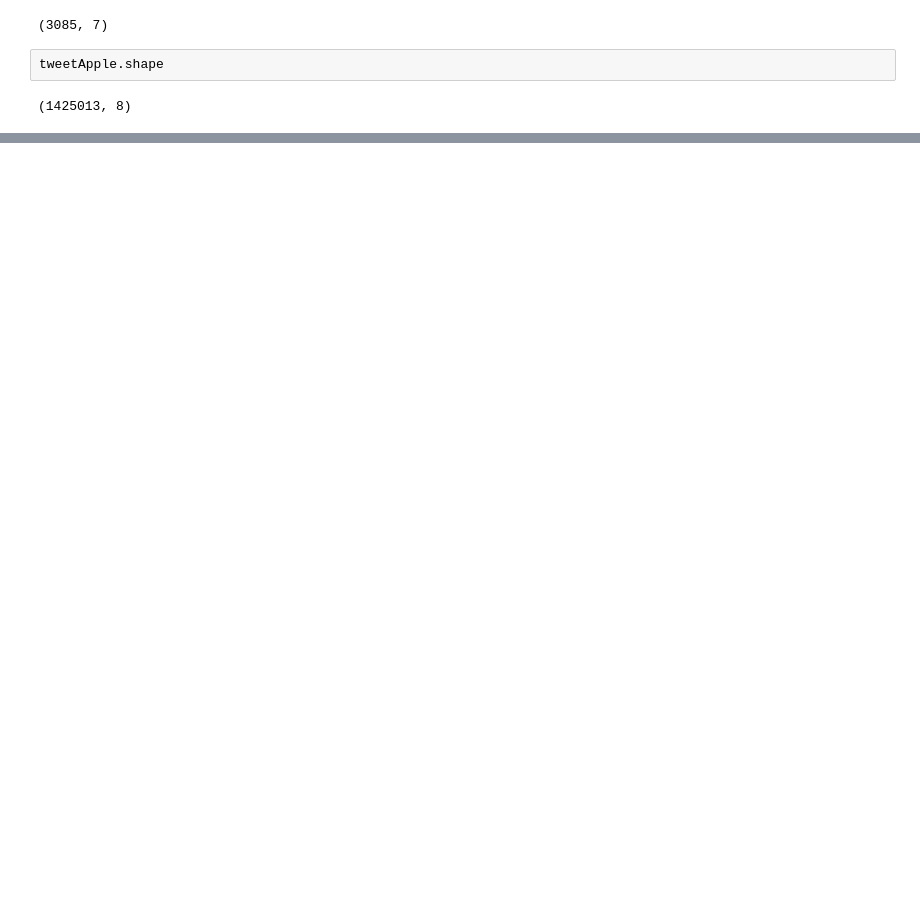
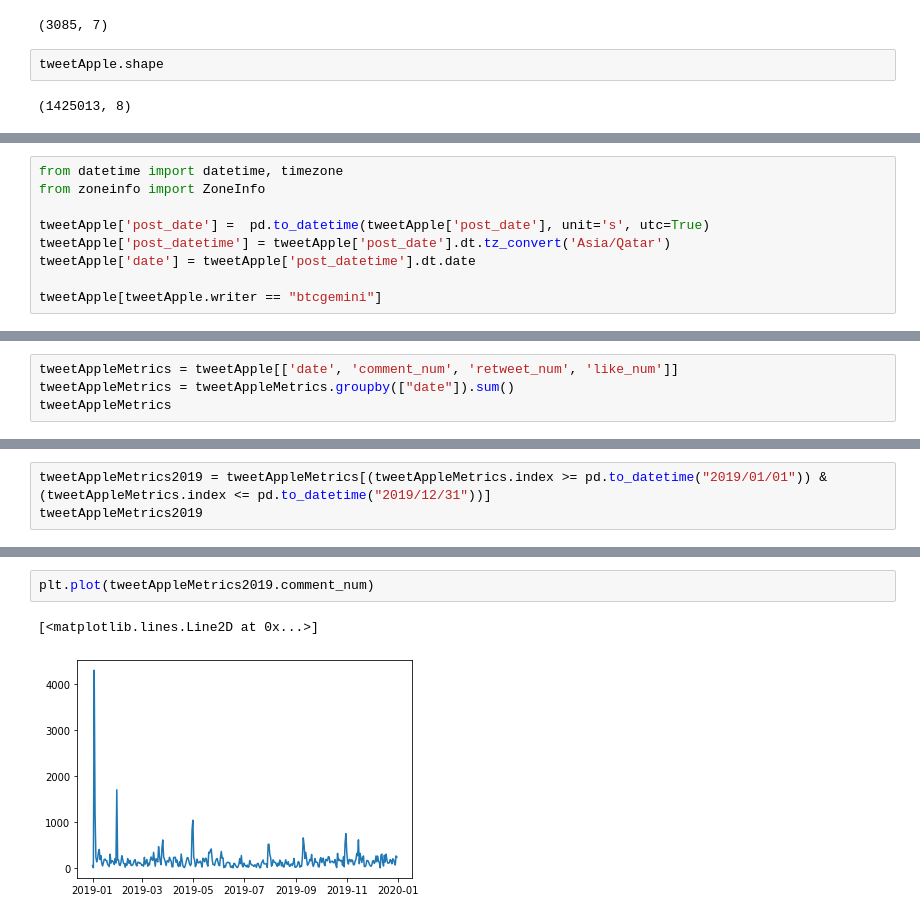
Before and after one commit to dssaenzml/ml703_timeSeriesCausalDiscovery, a Jupyter notebook: Exploration/ML703_Project.ipynb, the cells around one changed output, grey strips where cells are left out. Drawn from its saved outputs; the diff is of its cells as text; blank space fills up the shorter version.

```diff
--- a/Exploration/ML703_Project.ipynb
+++ b/Exploration/ML703_Project.ipynb
@@ -58,0 +43,9 @@ tweet.body[0]
+# %%
+from datetime import datetime, timezone
+from zoneinfo import ZoneInfo
+
+tweetApple['post_date'] =  pd.to_datetime(tweetApple['post_date'], unit='s', utc=True)
+tweetApple['post_datetime'] = tweetApple['post_date'].dt.tz_convert('Asia/Qatar')
+tweetApple['date'] = tweetApple['post_datetime'].dt.date
+
+tweetApple[tweetApple.writer == "btcgemini"]
@@ -58,0 +73,4 @@ tweet.body[0]
+# %%
+tweetAppleMetrics = tweetApple[['date', 'comment_num', 'retweet_num', 'like_num']]
+tweetAppleMetrics = tweetAppleMetrics.groupby(["date"]).sum()
+tweetAppleMetrics
@@ -58,0 +92,3 @@ tweet.body[0]
+# %%
+tweetAppleMetrics2019 = tweetAppleMetrics[(tweetAppleMetrics.index >= pd.to_datetime("2019/01/01")) & (tweetAppleMetrics.index <= pd.to_datetime("2019/12/31"))]
+tweetAppleMetrics2019
@@ -58,0 +110,5 @@ tweet.body[0]
+# %%
+plt.plot(tweetAppleMetrics2019.comment_num)
+# %% [output]
+[<matplotlib.lines.Line2D at 0x...>]
+[figure, added]
```
Also changed, not shown: parts of 11 cells of this notebook, 1 other file.
